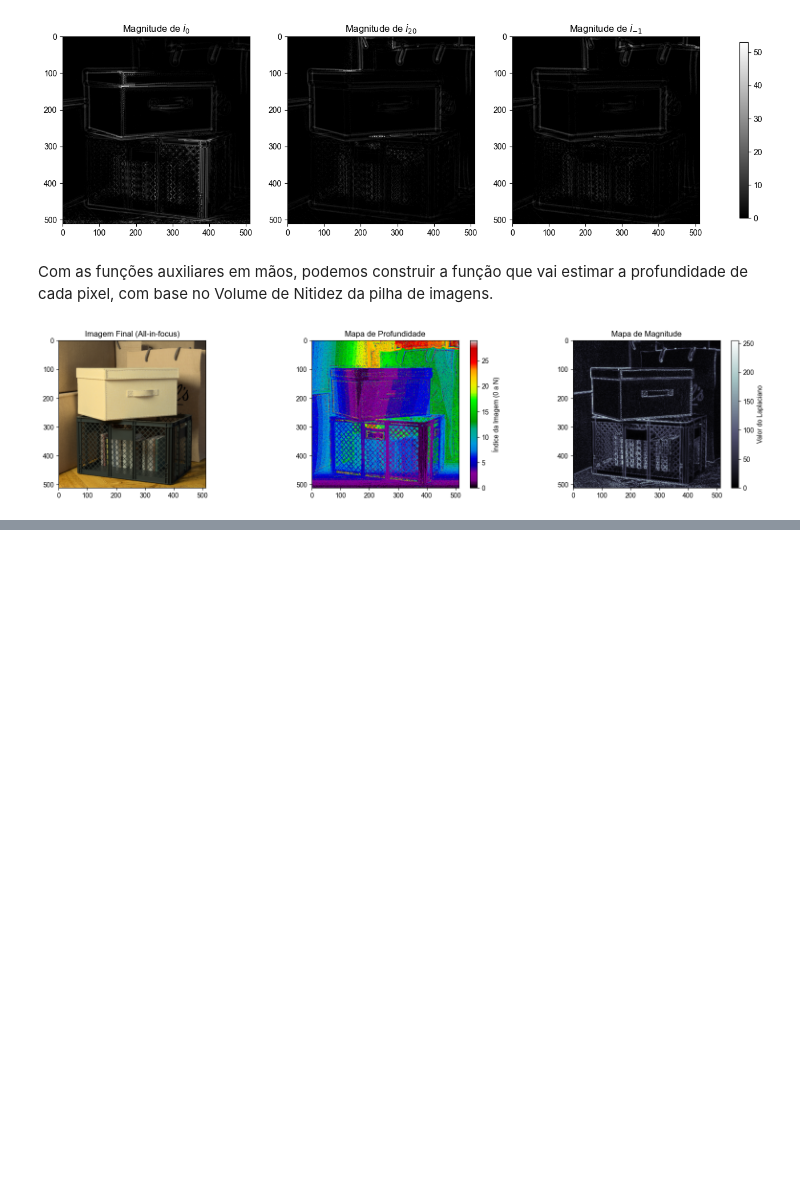
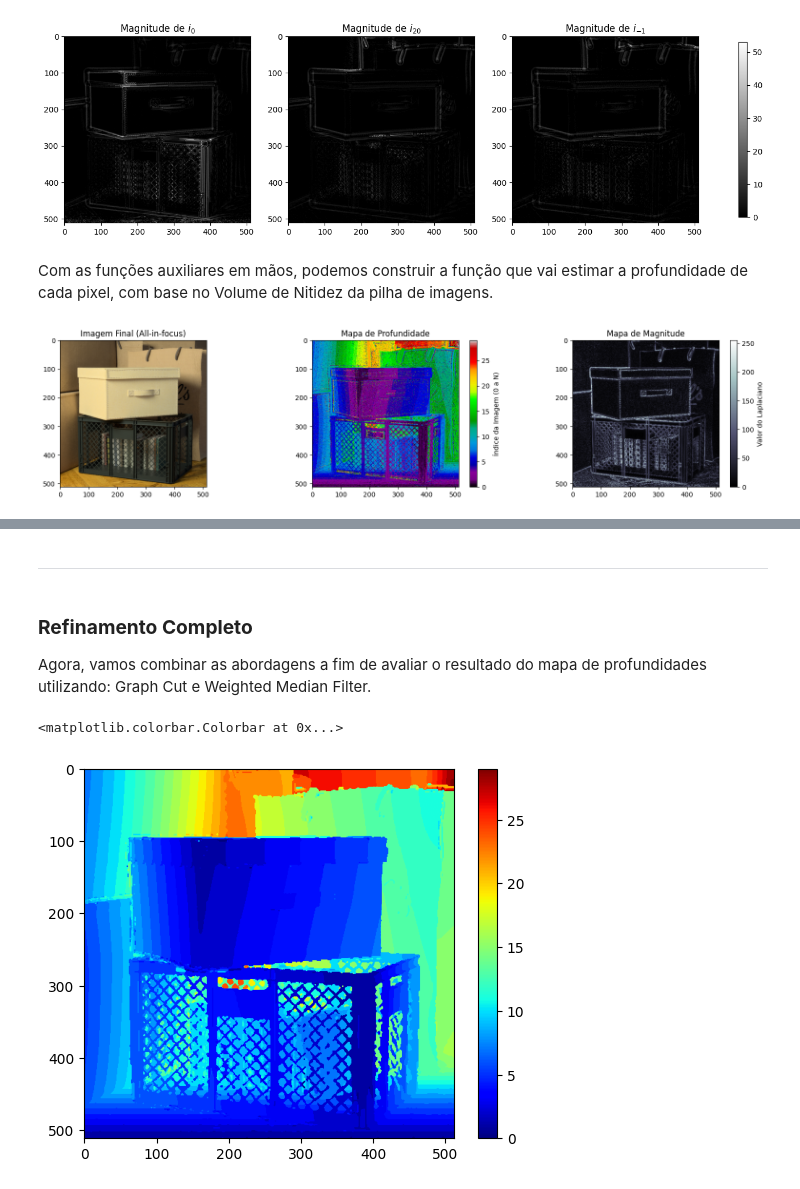
Before and after one commit to DevpGus/depth-from-focus, a Jupyter notebook: code/dff.ipynb, the cells around one changed output, grey strips where cells are left out. Cells and saved outputs as stored; diff of their text form; code cells hidden in the pictures; blank space fills up the shorter version.

```diff
--- a/code/dff.ipynb
+++ b/code/dff.ipynb
@@ -233,0 +293,36 @@ Ellipsis
+# %%
+# Função de Apoio - Filtro de Mediana Ponderada
+def wmf(depth_map, image, radius=1, sigma_s=5.0, sigma_r=0.1):
+
+    h, w = depth_map.shape
+    refined_depth = np.zeros_like(depth_map, dtype=np.float32)
+
+    if image.dtype == np.uint8:
+        image = image.astype(np.float32) / 255.0
+
+    y, x = np.mgrid[-radius:radius+1, -radius:radius+1]
+    spatial_weights = np.exp(-(x**2 + y**2) / (2 * sigma_s**2))
+
+    padded_depth = np.pad(depth_map, radius, mode='reflect')
+    padded_guide = np.pad(image, radius, mode='reflect')
+
+    for i in range(h):
+        for j in range(w):
+
+            guide_window = padded_guide[i:i+2*radius+1, j:j+2*radius+1]
+            depth_window = padded_depth[i:i+2*radius+1, j:j+2*radius+1].flatten()
+
+            center = guide_window[radius, radius]
+            light_weights = np.exp(-(guide_window - center)**2 / (2 * sigma_r**2))
+            weights = (spatial_weights * light_weights).flatten()
+
+            idx = np.argsort(depth_window)
+            sorted_depths = depth_window[idx]
+            sorted_weights = weights[idx]
+
+            cum_weights = np.cumsum(sorted_weights)
+            median_idx = np.searchsorted(cum_weights, cum_weights[-1] / 2.0)
+
+            refined_depth[i, j] = sorted_depths[median_idx]
+
+    return refined_depth.astype(np.uint8)
@@ -233,0 +351,17 @@ Ellipsis
+# %% [markdown]
+---
+# %% [markdown]
+### **Refinamento Completo**
+
+Agora, vamos combinar as abordagens a fim de avaliar o resultado do  mapa de profundidades utilizando: Graph Cut e Weighted Median Filter.
+# %%
+gray =  cv.cvtColor(img, cv.COLOR_BGR2GRAY)
+
+initial_depth = graph_cut(volume, 10)
+final_depth = wmf(initial_depth, gray)
+# %%
+plt.imshow(final_depth, cmap="jet")
+plt.colorbar()
+# %% [output]
+<matplotlib.colorbar.Colorbar at 0x...>
+[figure, added]
```
Also changed, not shown: parts of 8 cells of this notebook.
